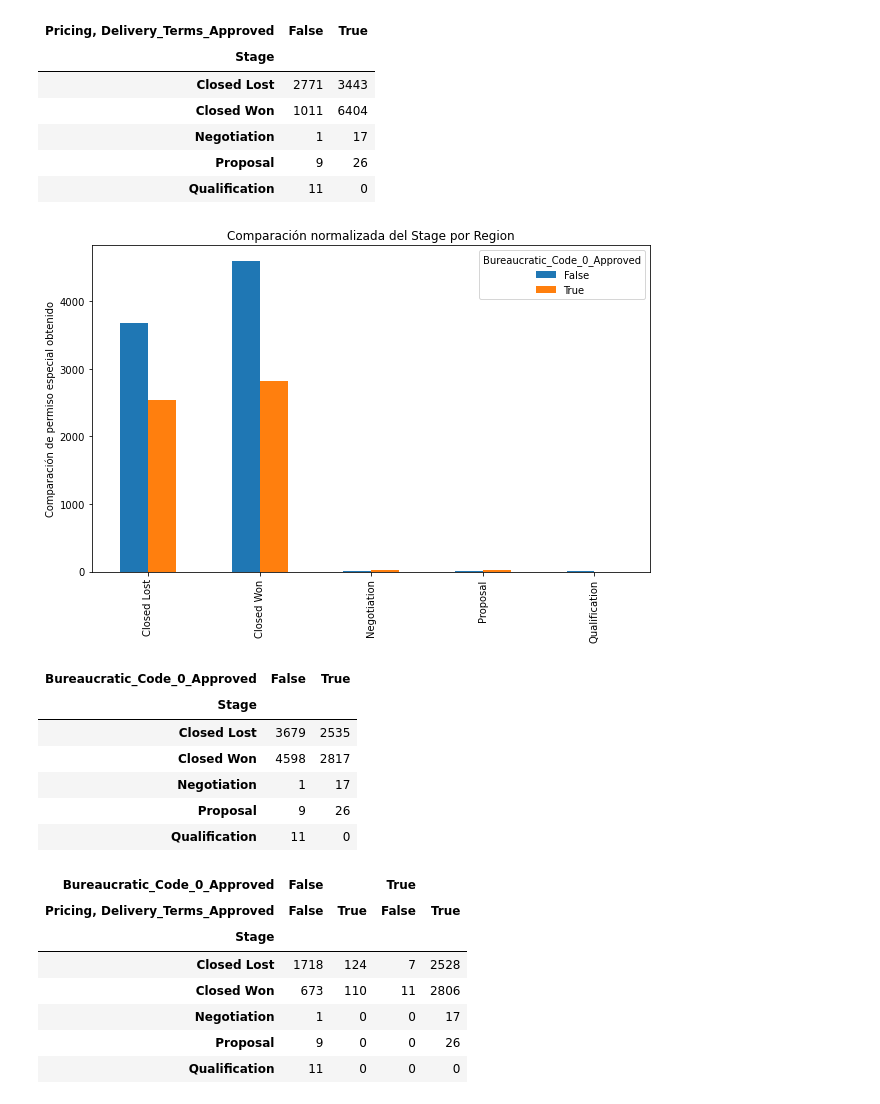
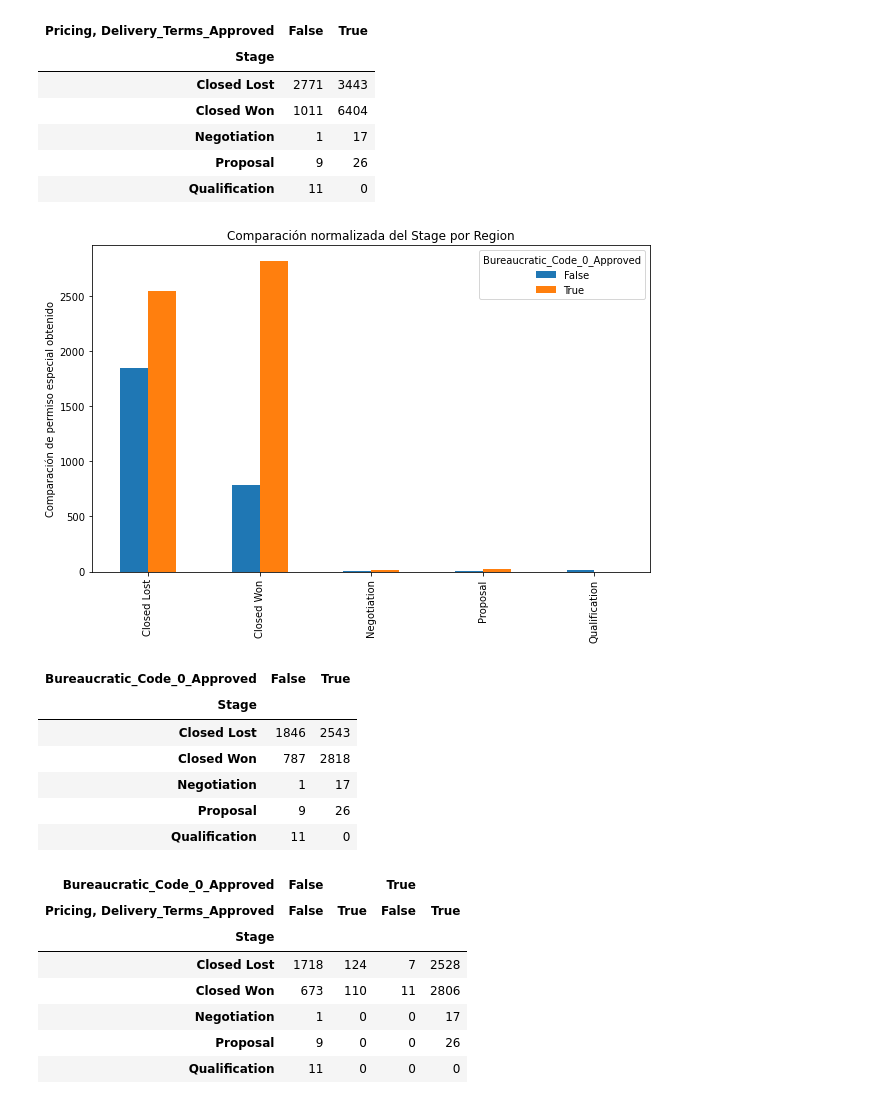
Before and after one commit to MauricioFIUBA/TP1OrganizacionDeDatos, a Jupyter notebook: Analisis_3.ipynb, the cells around one changed output. Drawn from its saved outputs; the diff is of its cells as text; code cells hidden in the pictures.

```diff
--- a/Analisis_3.ipynb
+++ b/Analisis_3.ipynb
@@ -153,15 +153,15 @@ compracion(delivery_necesario, 'Stage', 'Pricing, Delivery_Terms_Approved',
 | Proposal | 9 | 26 |
 | Qualification | 11 | 0 |
 # %%
-compracion(delivery_necesario, 'Stage', 'Bureaucratic_Code_0_Approved',
+compracion(bureaucratic_necesario, 'Stage', 'Bureaucratic_Code_0_Approved',
           title='Comparación normalizada del Stage por Region',
           ylabel='Comparación de permiso especial obtenido')
 # %% [output]
-[figure, old version]
+[figure, new version]
 | Bureaucratic_Code_0_Approved | False | True |
 | Stage |  |  |
-| Closed Lost | 3679 | 2535 |
-| Closed Won | 4598 | 2817 |
+| Closed Lost | 1846 | 2543 |
+| Closed Won | 787 | 2818 |
 | Negotiation | 1 | 17 |
 | Proposal | 9 | 26 |
 | Qualification | 11 | 0 |
```
